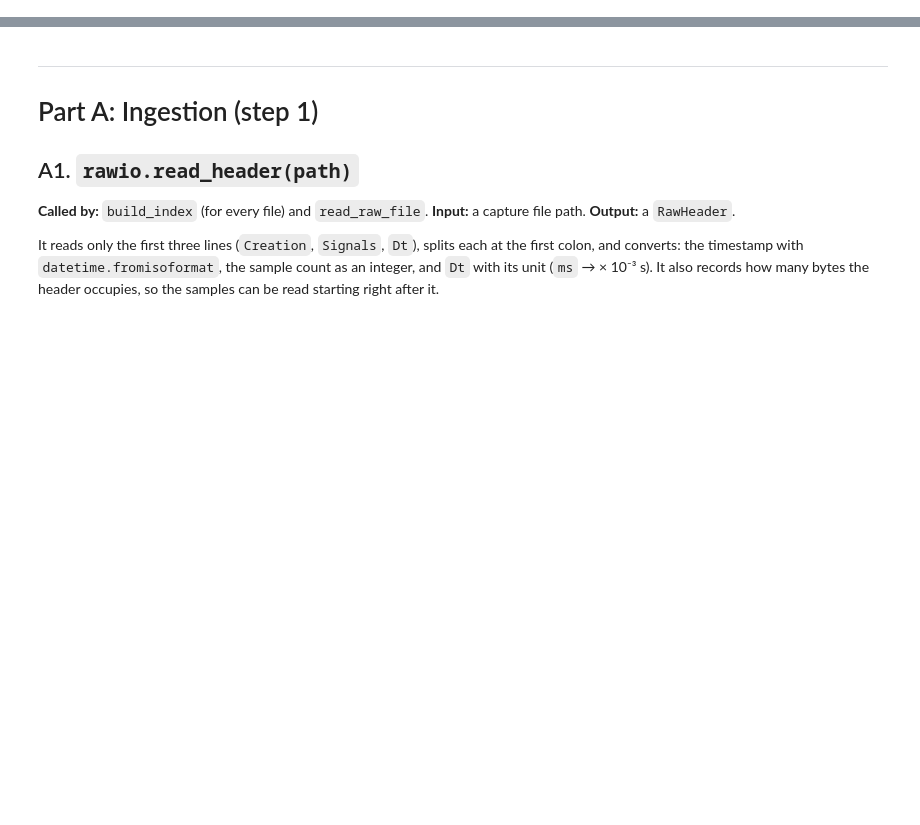
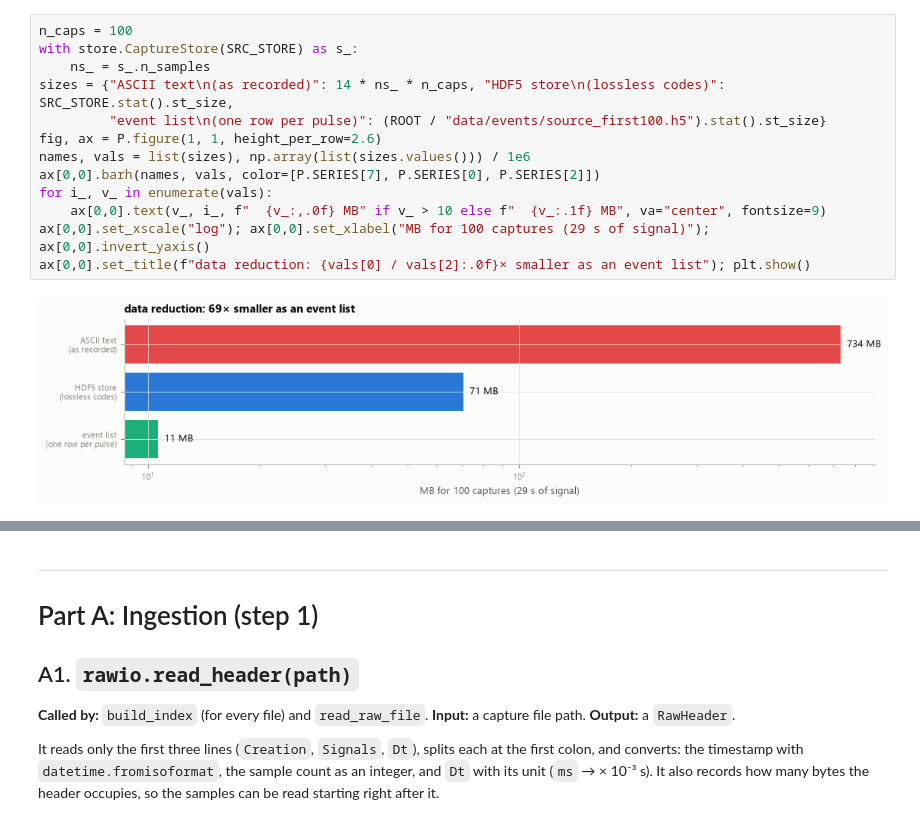
Before and after one commit to AyubSherif/DigitalGammaSpectroscopy, a Jupyter notebook: docs/walkthrough.ipynb, the cells around one changed output, grey strips where cells are left out. Drawn from its saved outputs; the diff is of its cells as text; blank space fills up the shorter version.

```diff
--- a/docs/walkthrough.ipynb
+++ b/docs/walkthrough.ipynb
@@ -43,0 +148,15 @@ gammaspec 0.2.0
+# %%
+n_caps = 100
+with store.CaptureStore(SRC_STORE) as s_:
+    ns_ = s_.n_samples
+sizes = {"ASCII text\n(as recorded)": 14 * ns_ * n_caps, "HDF5 store\n(lossless codes)": SRC_STORE.stat().st_size,
+         "event list\n(one row per pulse)": (ROOT / "data/events/source_first100.h5").stat().st_size}
+fig, ax = P.figure(1, 1, height_per_row=2.6)
+names, vals = list(sizes), np.array(list(sizes.values())) / 1e6
+ax[0,0].barh(names, vals, color=[P.SERIES[7], P.SERIES[0], P.SERIES[2]])
+for i_, v_ in enumerate(vals):
+    ax[0,0].text(v_, i_, f"  {v_:,.0f} MB" if v_ > 10 else f"  {v_:.1f} MB", va="center", fontsize=9)
+ax[0,0].set_xscale("log"); ax[0,0].set_xlabel("MB for 100 captures (29 s of signal)"); ax[0,0].invert_yaxis()
+ax[0,0].set_title(f"data reduction: {vals[0] / vals[2]:.0f}× smaller as an event list"); plt.show()
+# %% [output]
+[figure, added]
```
Also changed, not shown: parts of 33 cells of this notebook, 23 other files.
